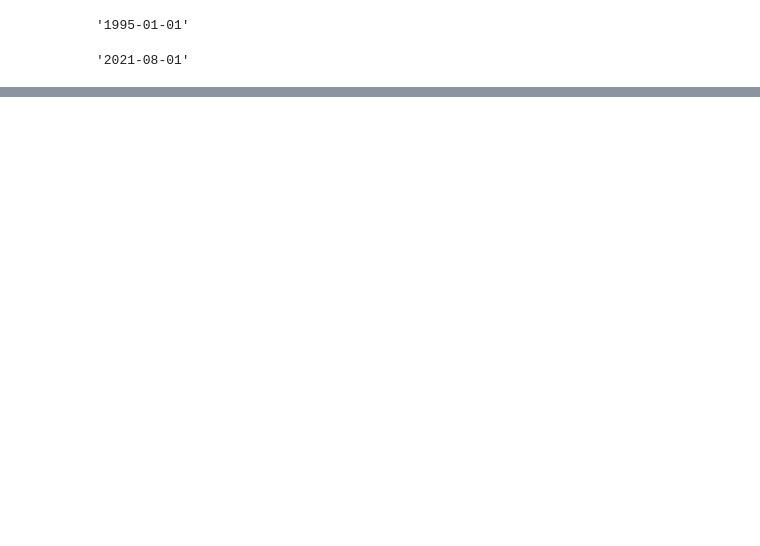
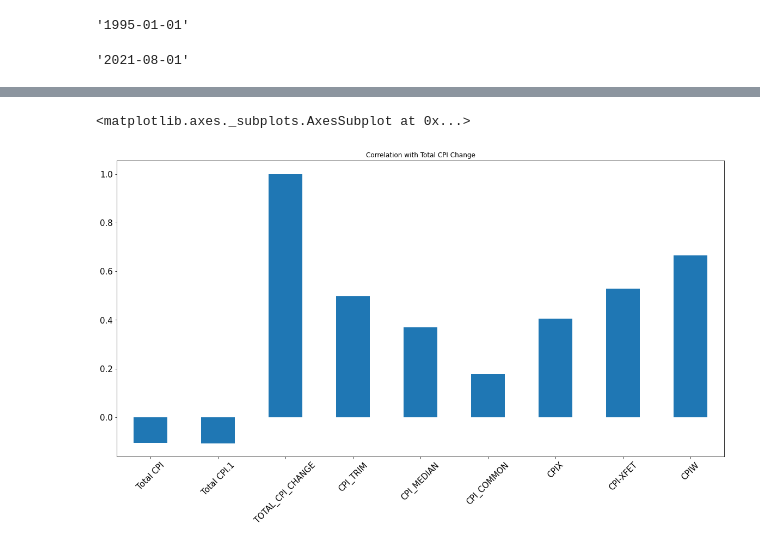
Before and after one commit to DataGalz/CIND820, a Jupyter notebook: CIND820.ipynb, the cells around one changed output, grey strips where cells are left out. Saved outputs shown, nothing was run; the diff lists cells and outputs as text; code cells hidden in the pictures; blank space fills up the shorter version.

```diff
--- a/CIND820.ipynb
+++ b/CIND820.ipynb
@@ -112,3 +110,9 @@ df.isnull()
+# %%
+df.corrwith(df.TOTAL_CPI_CHANGE).plot.bar(
+figsize = (20, 10), title = "Correlation with Total CPI Change", fontsize = 15, rot = 45, grid = False)
+# %% [output]
+<matplotlib.axes._subplots.AxesSubplot at 0x...>
+[figure, added]
 # %%
 plt.figure(figsize=(10,5))
 cor= df.corr()
```
Also changed, not shown: parts of 10 cells of this notebook.
